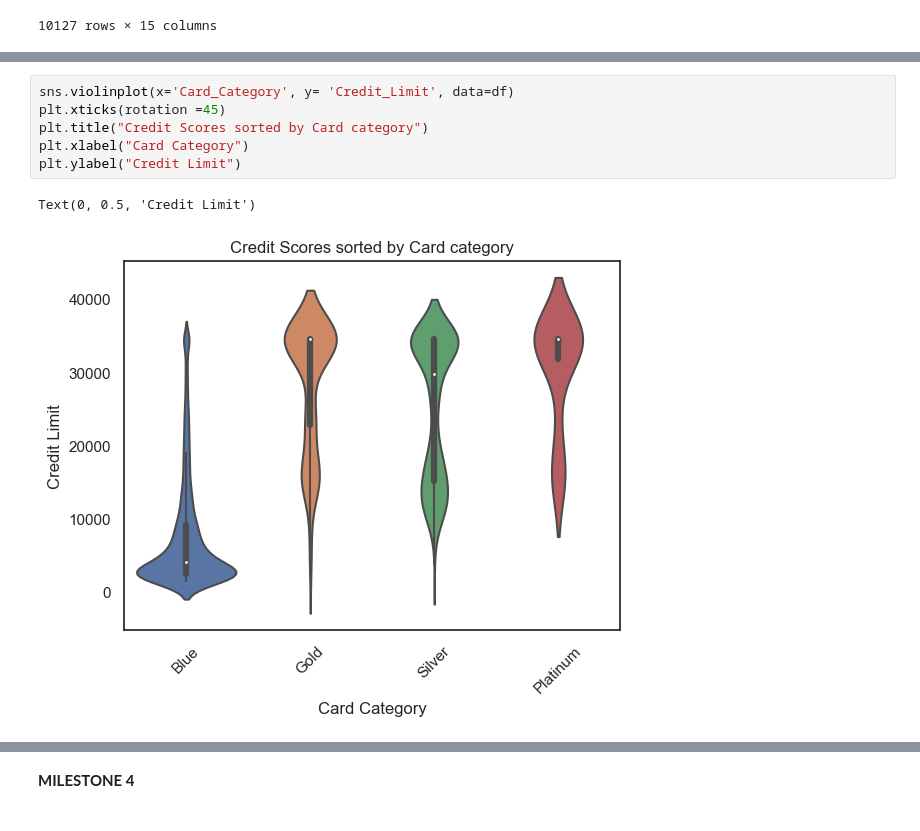
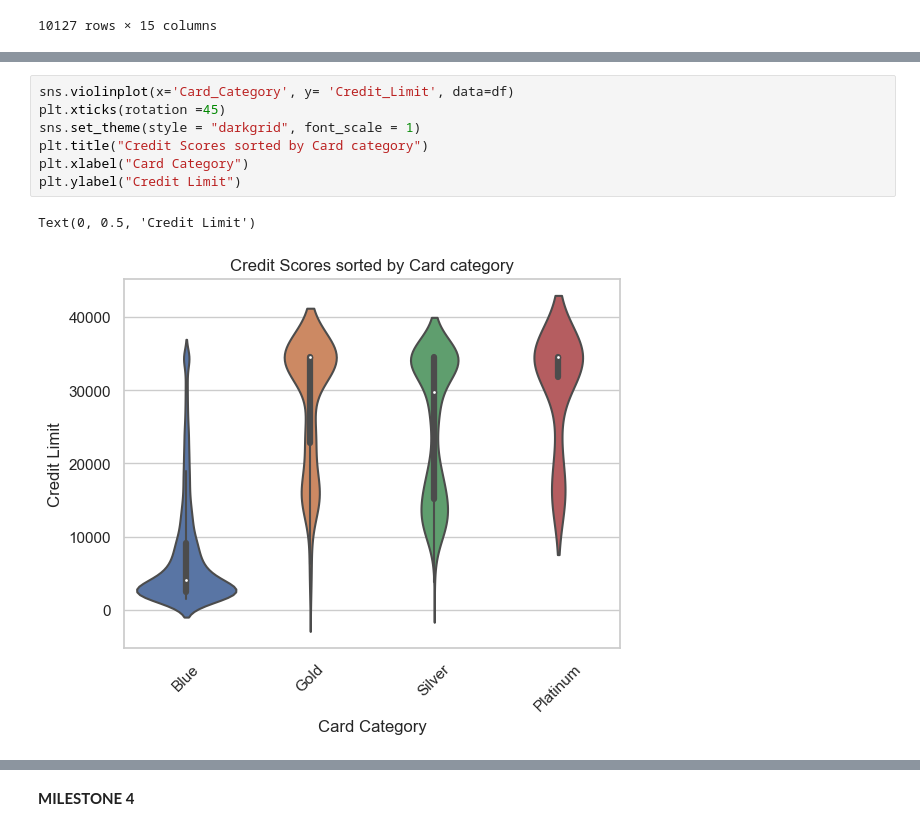
Before and after one commit to ubco-W2022T2-data301/project-group-group-20, a Jupyter notebook: analysis/analysis2.ipynb, the cells around one changed output, grey strips where cells are left out. Saved outputs shown, nothing was run; the diff lists cells and outputs as text.

```diff
--- a/analysis/analysis2.ipynb
+++ b/analysis/analysis2.ipynb
@@ -106,3 +106,13 @@ Text(0, 0.5, 'Attrition Flag')
+# %%
+sns.violinplot(x='Card_Category', y= 'Credit_Limit', data=df)
+plt.xticks(rotation =45)
+sns.set_theme(style = "darkgrid", font_scale = 1)
+plt.title("Credit Scores sorted by Card category")
+plt.xlabel("Card Category")
+plt.ylabel("Credit Limit")
+# %% [output]
+Text(0, 0.5, 'Credit Limit')
+[figure, added]
 # %% [markdown]
 Furthermore, I used card category and credit limit to show the density of data using a violin plot.
 There are 4 types of card types in credit cards: blue, sliver, platinum and gold. Credit limit is the maximum the bank allows you to spend using the credit card. If the borrower exceeds their limit, fees and other charges will be applied.
@@ -109,12 +120,3 @@ There are 4 types of card types in credit cards: blue, sliver, platinum and gold
 It is recommended to use a maximum 30% of your credit limit to maintain your credit score.
     The plot: the white dot is the median, the top end and bottom end represents the maximum and minimum, the width represents the frequency (density).
 There is a higher frequency of customers in blue category. Platinum and Gold customers have the highest credit limits.
-# %%
-sns.violinplot(x='Card_Category', y= 'Credit_Limit', data=df)
-plt.xticks(rotation =45)
-plt.title("Credit Scores sorted by Card category")
-plt.xlabel("Card Category")
-plt.ylabel("Credit Limit")
-# %% [output]
-Text(0, 0.5, 'Credit Limit')
-[figure, removed]
```
Also changed, not shown: parts of 12 cells of this notebook.
